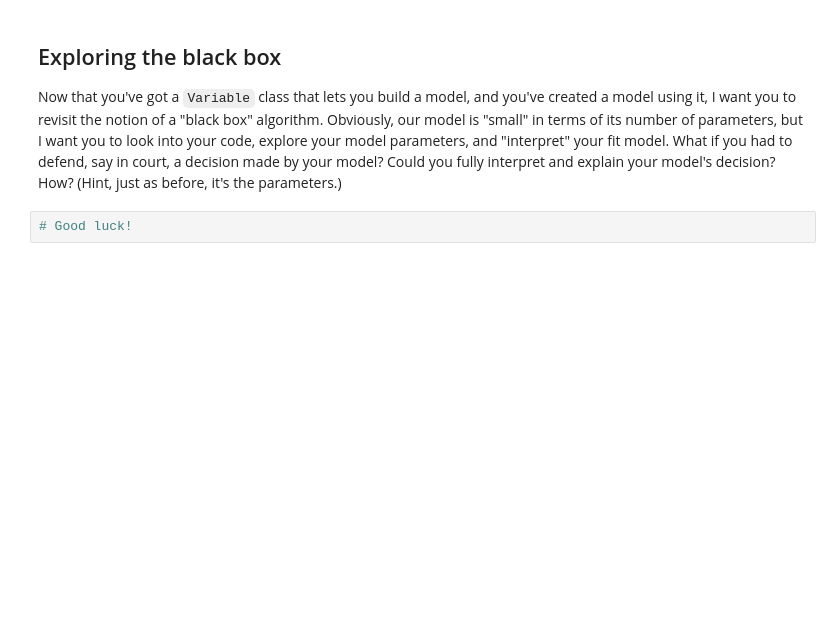
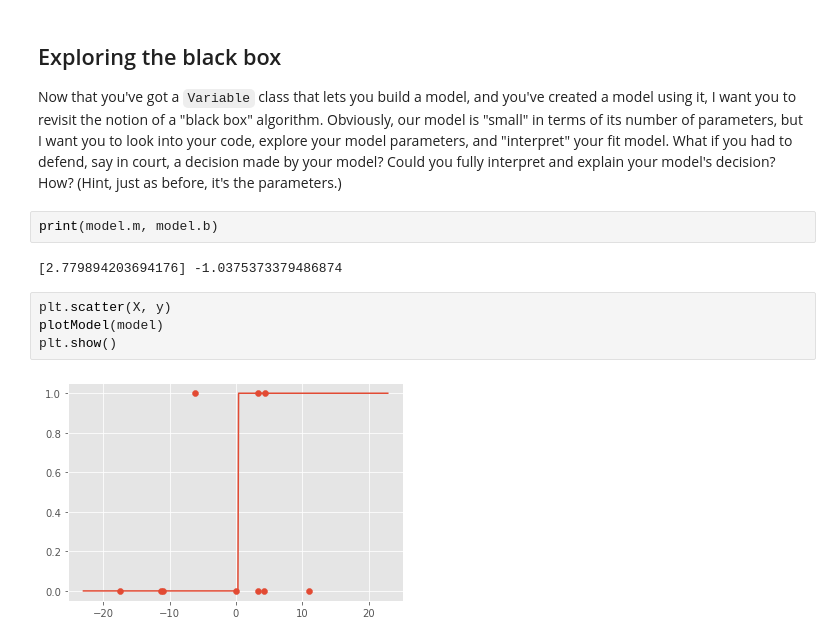
Before and after one commit to huskydj1/CSC630_MachineLearning, a Jupyter notebook: project_gradients.ipynb, the cells around one changed output. Saved outputs shown, nothing was run; the diff lists cells and outputs as text; blank space fills up the shorter version.

```diff
--- a/project_gradients.ipynb
+++ b/project_gradients.ipynb
@@ -360,5 +603,13 @@ You should fit your model to some data in order to (thoroughly!) test your model
 ## Exploring the black box
 
 Now that you've got a `Variable` class that lets you build a model, and you've created a model using it, I want you to revisit the notion of a "black box" algorithm. Obviously, our model is "small" in terms of its number of parameters, but I want you to look into your code, explore your model parameters, and "interpret" your fit model. What if you had to defend, say in court, a decision made by your model? Could you fully interpret and explain your model's decision? How? (Hint, just as before, it's the parameters.)
-# %%
-# Good luck!
+# %%
+print(model.m, model.b)
+# %% [output]
+[2.779894203694176] -1.0375373379486874
+# %%
+plt.scatter(X, y)
+plotModel(model)
+plt.show()
+# %% [output]
+[figure, added]
```
Also changed, not shown: parts of 30 cells of this notebook, 4 other files.
